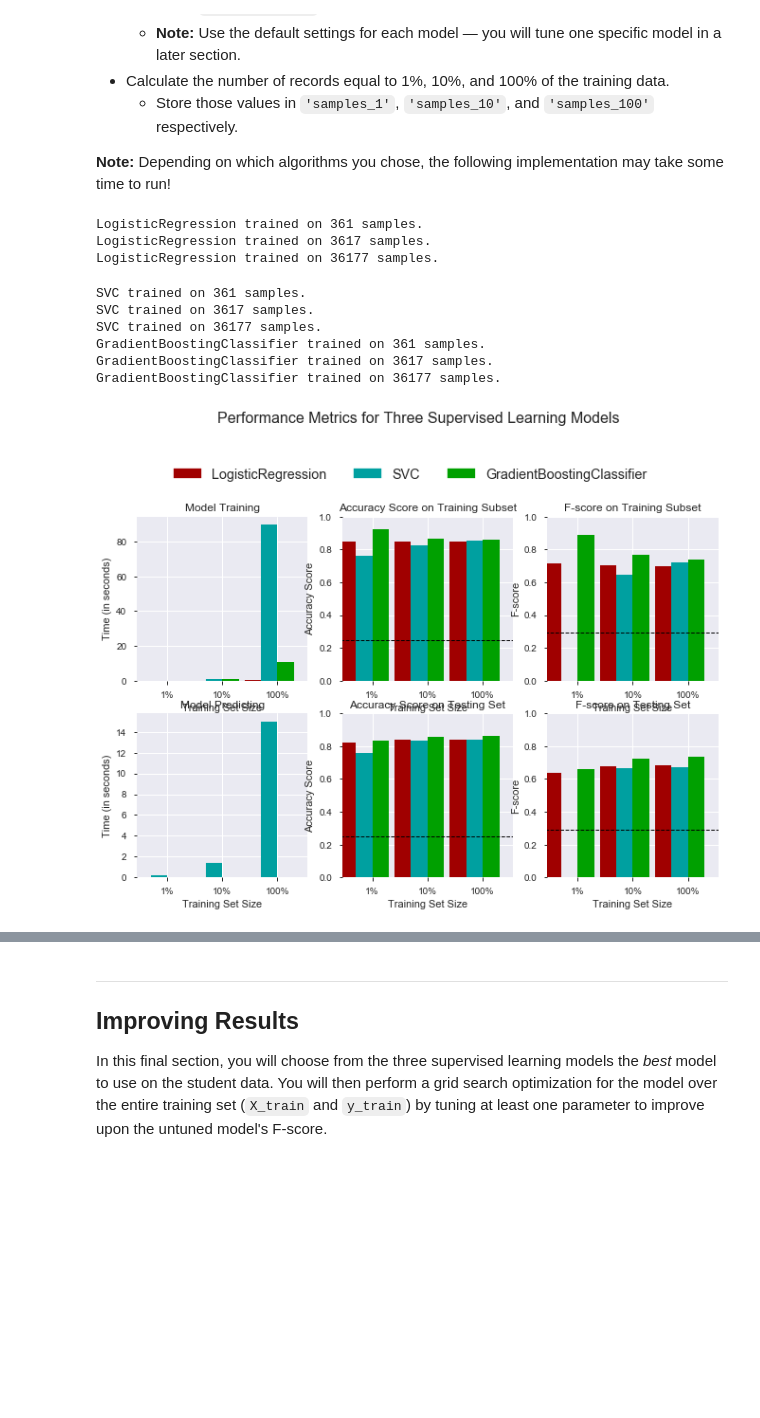
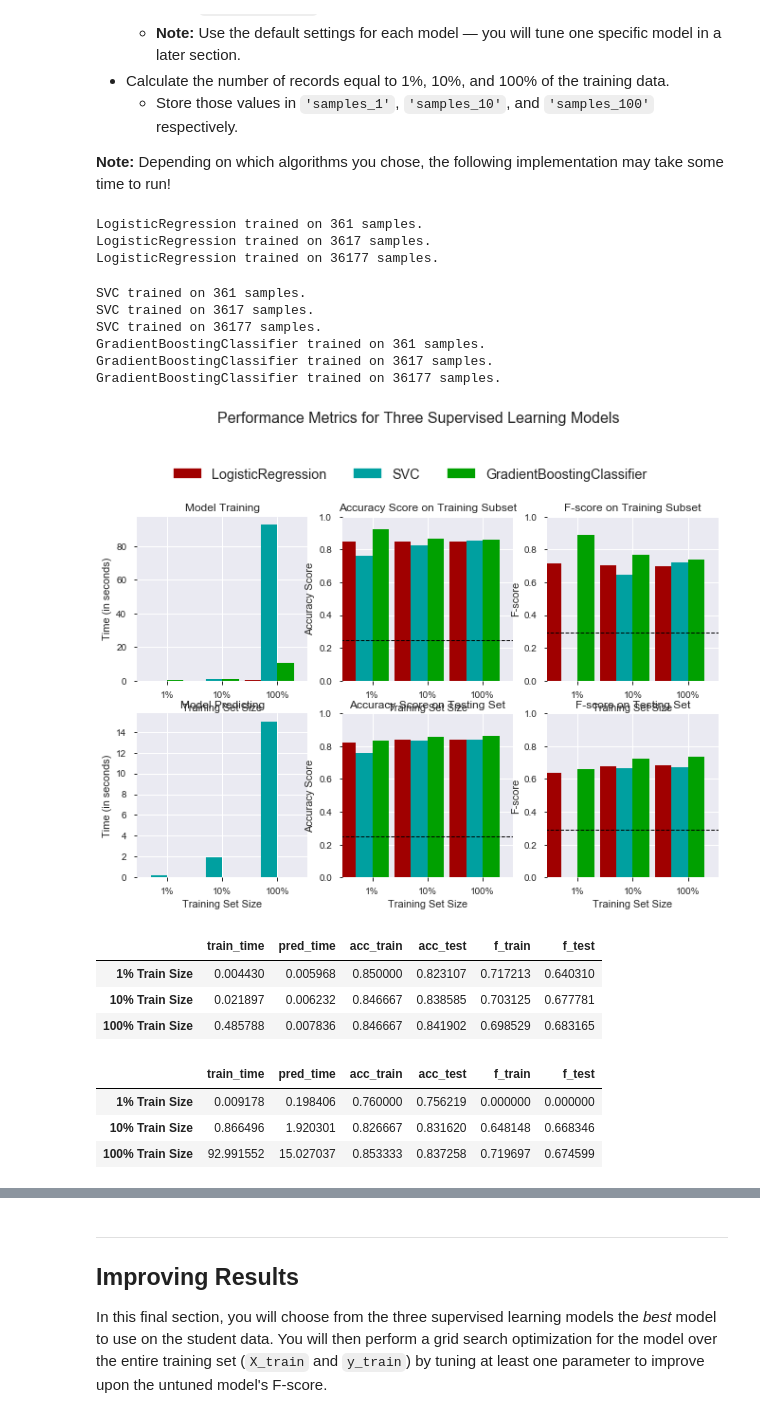
Before and after one commit to emigre459/finding_donors, a Jupyter notebook: finding_donors.ipynb, the cells around one changed output, grey strips where cells are left out. Cells and saved outputs as stored; diff of their text form; code cells hidden in the pictures; blank space fills up the shorter version.

```diff
--- a/finding_donors.ipynb
+++ b/finding_donors.ipynb
@@ -629,38 +629,38 @@ from sklearn.ensemble import GradientBoostingClassifier as GBC
 # TODO: Initialize the three models
 clf_A = LogisticRegression(C = 1.0)
 clf_B = SVC(C = 1.0, kernel = 'rbf', gamma = 'auto')
-clf_C = GBC(learning_rate=0.1, n_estimators=100,
+clf_C = GBC(loss = 'deviance', learning_rate=0.1, n_estimators=100,
             max_depth = 3, min_samples_split = 5, min_samples_leaf = 3,
            max_features = None) # max_features = None = all features, but reducing
                                 # this value can decrease variance and increase bias
 
 # TODO: Calculate the number of samples for 1%, 10%, and 100% of the training data
 # HINT: samples_100 is the entire training set i.e. len(y_train)
 # HINT: samples_10 is 10% of samples_100 (ensure to set the count of the values to be `int` and not `float`)
 # HINT: samples_1 is 1% of samples_100 (ensure to set the count of the values to be `int` and not `float`)
 samples_100 = len(y_train)
 samples_10 = int(0.1 * len(y_train))
 samples_1 = int(0.01 * len(y_train))
 
 # Collect results on the learners
 results = {}
 for clf in [clf_A, clf_B, clf_C]:
     clf_name = clf.__class__.__name__
     results[clf_name] = {}
     for i, samples in enumerate([samples_1, samples_10, samples_100]):
         results[clf_name][i] = \
         train_predict(clf, samples, X_train, y_train, X_test, y_test)
 
 # Run metrics visualization for the three supervised learning models chosen
 evaluate(results, accuracy, fscore)
 # %% [output]
 LogisticRegression trained on 361 samples.
 LogisticRegression trained on 3617 samples.
 LogisticRegression trained on 36177 samples.
 SVC trained on 361 samples.
 SVC trained on 3617 samples.
 SVC trained on 36177 samples.
 GradientBoostingClassifier trained on 361 samples.
 GradientBoostingClassifier trained on 3617 samples.
 GradientBoostingClassifier trained on 36177 samples.
-[figure, old version]
+[figure, new version]
@@ -666,0 +678,14 @@ GradientBoostingClassifier trained on 36177 samples.
+# %%
+results_logReg
+# %% [output]
+|  | train_time | pred_time | acc_train | acc_test | f_train | f_test |
+| 1% Train Size | 0.004430 | 0.005968 | 0.850000 | 0.823107 | 0.717213 | 0.640310 |
+| 10% Train Size | 0.021897 | 0.006232 | 0.846667 | 0.838585 | 0.703125 | 0.677781 |
+| 100% Train Size | 0.485788 | 0.007836 | 0.846667 | 0.841902 | 0.698529 | 0.683165 |
+# %%
+results_SVM
+# %% [output]
+|  | train_time | pred_time | acc_train | acc_test | f_train | f_test |
+| 1% Train Size | 0.009178 | 0.198406 | 0.760000 | 0.756219 | 0.000000 | 0.000000 |
+| 10% Train Size | 0.866496 | 1.920301 | 0.826667 | 0.831620 | 0.648148 | 0.668346 |
+| 100% Train Size | 92.991552 | 15.027037 | 0.853333 | 0.837258 | 0.719697 | 0.674599 |
```
Also changed, not shown: parts of 9 cells of this notebook, 2 other files.
